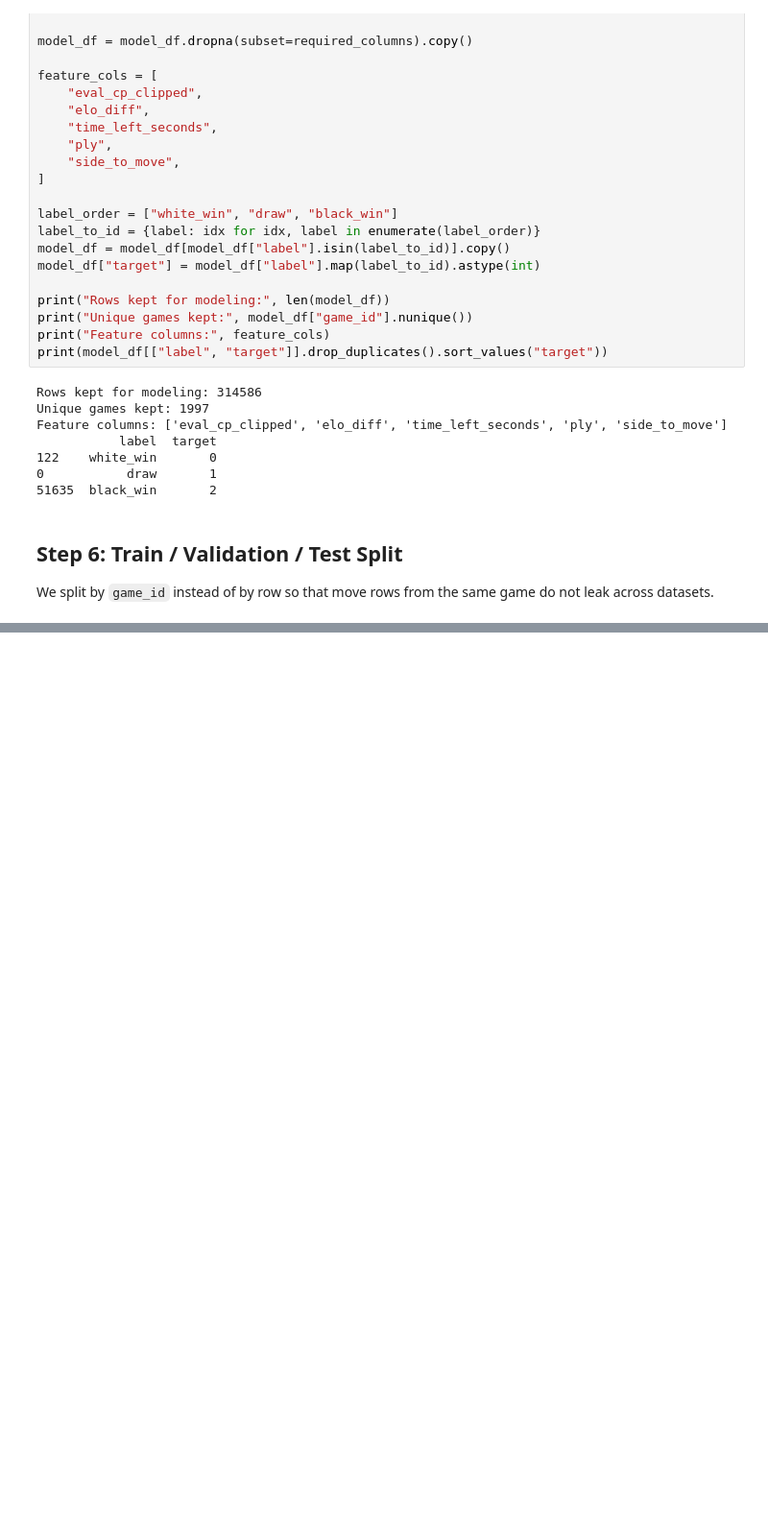
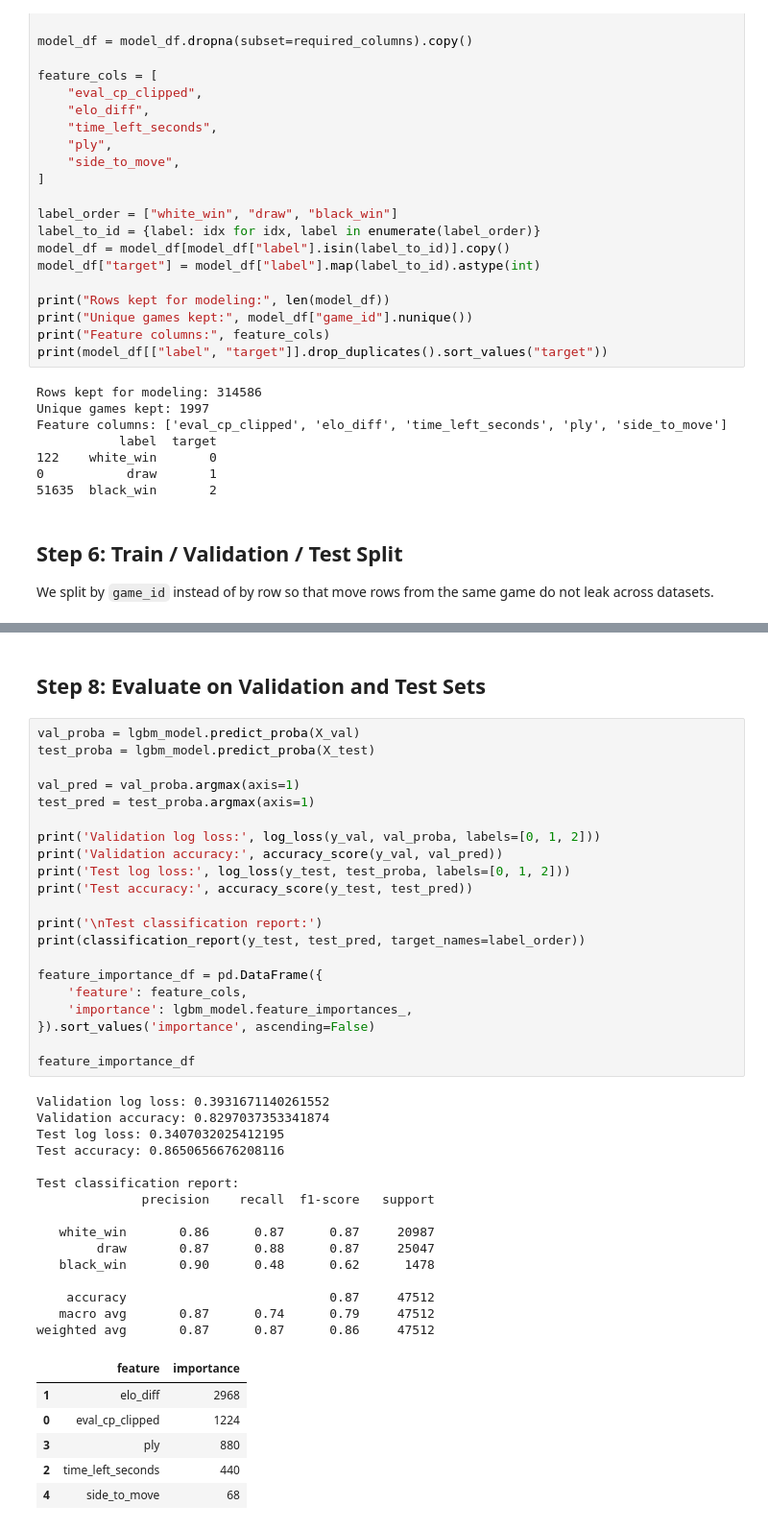
Before and after one commit to comMinGu/IS3107_G4, a Jupyter notebook: ml_model.ipynb, the cells around one changed output, grey strips where cells are left out. Shown at 96% size. Drawn from its saved outputs; the diff is of its cells as text; blank space fills up the shorter version.

Commit message:
trained the model and evaluated

```diff
--- a/ml_model.ipynb
+++ b/ml_model.ipynb
@@ -635,0 +702,45 @@ assert val_ids.isdisjoint(test_ids)
+# %% [markdown]
+## Step 8: Evaluate on Validation and Test Sets
+# %%
+val_proba = lgbm_model.predict_proba(X_val)
+test_proba = lgbm_model.predict_proba(X_test)
+
+val_pred = val_proba.argmax(axis=1)
+test_pred = test_proba.argmax(axis=1)
+
+print('Validation log loss:', log_loss(y_val, val_proba, labels=[0, 1, 2]))
+print('Validation accuracy:', accuracy_score(y_val, val_pred))
+print('Test log loss:', log_loss(y_test, test_proba, labels=[0, 1, 2]))
+print('Test accuracy:', accuracy_score(y_test, test_pred))
+
+print('\nTest classification report:')
+print(classification_report(y_test, test_pred, target_names=label_order))
+
+feature_importance_df = pd.DataFrame({
+    'feature': feature_cols,
+    'importance': lgbm_model.feature_importances_,
+}).sort_values('importance', ascending=False)
+
+feature_importance_df
+# %% [output]
+Validation log loss: 0.3931671140261552
+Validation accuracy: 0.8297037353341874
+Test log loss: 0.3407032025412195
+Test accuracy: 0.8650656676208116
+
+Test classification report:
+              precision    recall  f1-score   support
+
+   white_win       0.86      0.87      0.87     20987
+        draw       0.87      0.88      0.87     25047
+   black_win       0.90      0.48      0.62      1478
+
+    accuracy                           0.87     47512
+   macro avg       0.87      0.74      0.79     47512
+weighted avg       0.87      0.87      0.86     47512
+|  | feature | importance |
+| 1 | elo_diff | 2968 |
+| 0 | eval_cp_clipped | 1224 |
+| 3 | ply | 880 |
+| 2 | time_left_seconds | 440 |
+| 4 | side_to_move | 68 |
```
Also changed, not shown: parts of 3 cells of this notebook.
